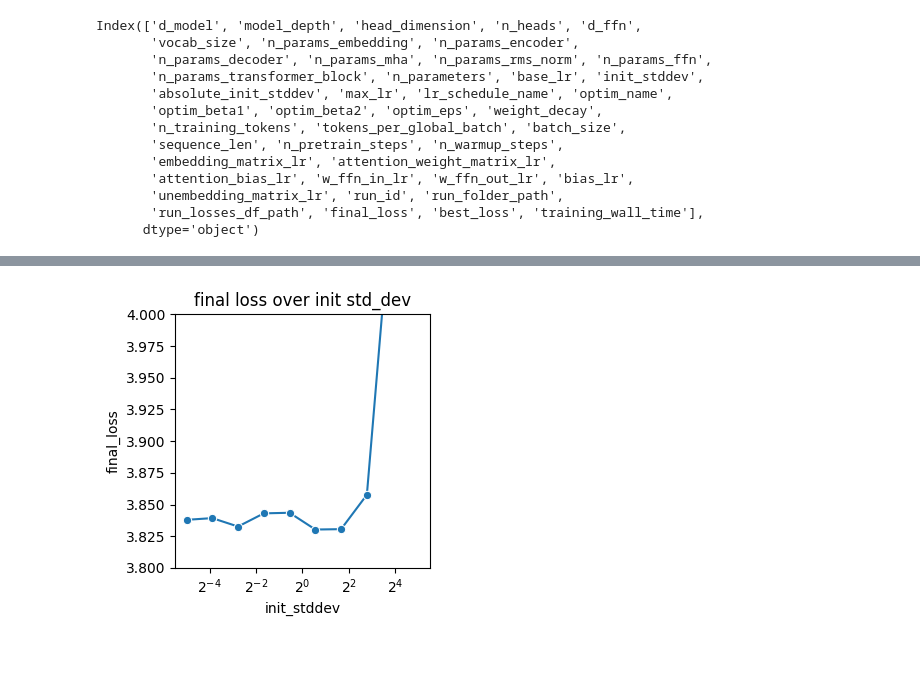
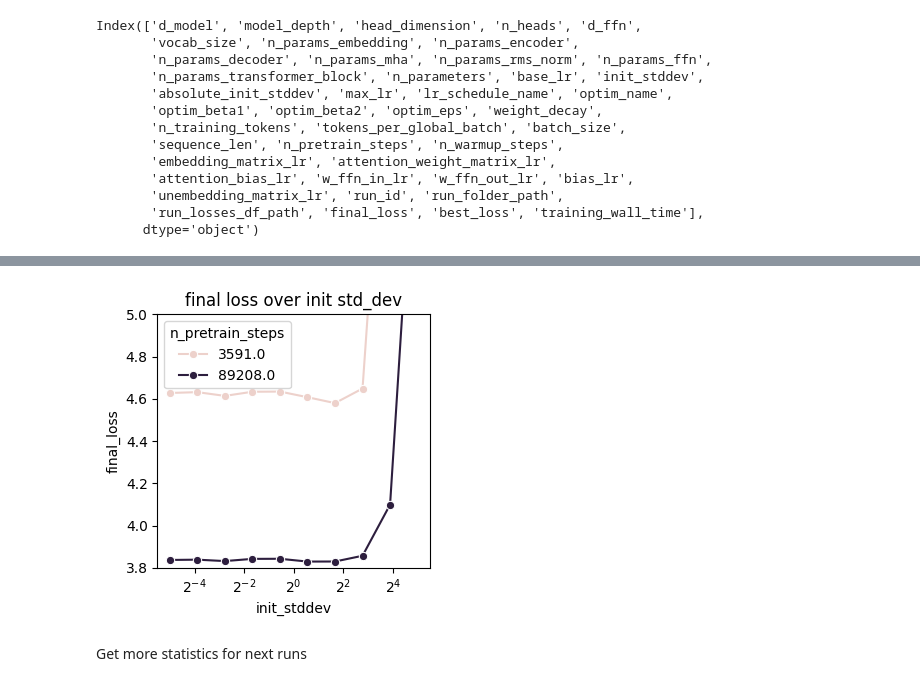
Before and after one commit to louisvonleitner/learning-rate-transfer, a Jupyter notebook: analysis/result_analysis/plot_results.ipynb, the cells around one changed output, grey strips where cells are left out. Saved outputs shown, nothing was run; the diff lists cells and outputs as text; code cells hidden in the pictures; blank space fills up the shorter version.

Commit message:
analyzed for next runs

```diff
--- a/analysis/result_analysis/plot_results.ipynb
+++ b/analysis/result_analysis/plot_results.ipynb
@@ -66,23 +172,26 @@ plt.show()
 # %%
-df_min_final_losses = df.groupby('init_stddev')['final_loss'].min().reset_index()
+df_min_final_losses = df.groupby(['n_pretrain_steps', 'init_stddev'])['final_loss'].min().reset_index()
 fig, ax = plt.subplots(1, 1, figsize=(3.54, 3.54))
 
 # final loss
 sns.lineplot(df_min_final_losses,
     x="init_stddev",
     y="final_loss",
+    hue='n_pretrain_steps',
     ax=ax,
     marker='o',
     )
 
 
 
-ax.set_ylim(3.8, 4)
+ax.set_ylim(3.8, 5)
 ax.set_xscale("log", base=2)
 
 ax.set_title("final loss over init std_dev")
 
 plt.tight_layout()
 plt.show()
 # %% [output]
-[figure, old version]
+[figure, new version]
+# %% [markdown]
+Get more statistics for next runs
```
Also changed, not shown: parts of 9 cells of this notebook, 1 other file.
